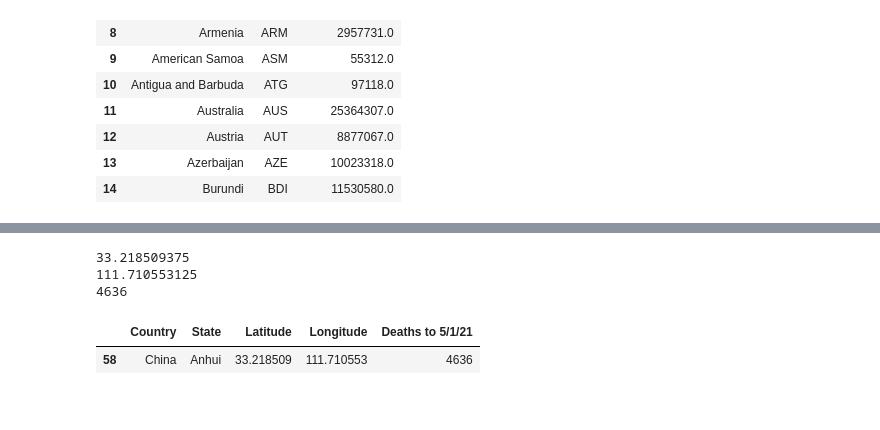
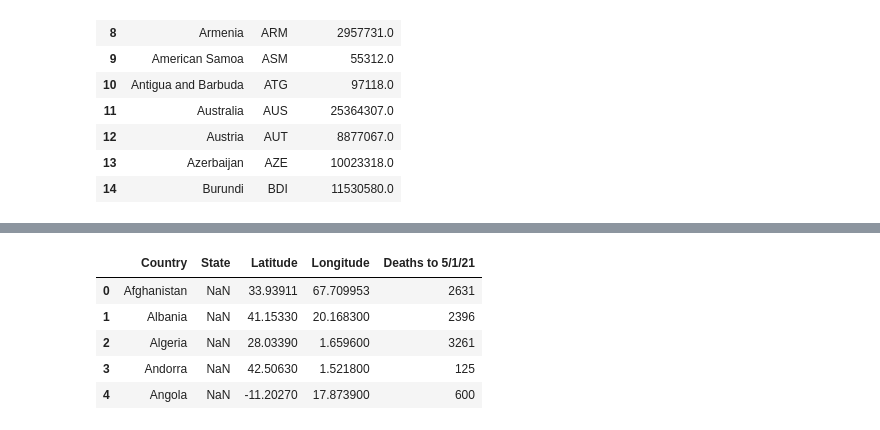
Before and after one commit to makbarish/Grp5_Project1_Covid19, a Jupyter notebook: Julio/gdp-pop_merge.ipynb, the cells around one changed output, grey strips where cells are left out. Cells and saved outputs as stored; diff of their text form; code cells hidden in the pictures.

Commit message:
more cleaning

```diff
--- a/Julio/gdp-pop_merge.ipynb
+++ b/Julio/gdp-pop_merge.ipynb
@@ -158,39 +160,93 @@ locs_clean_5121_df.loc[8,"Latitude"] = australia_lat
 locs_clean_5121_df.loc[8,"Longitude"] = australia_lon
 locs_clean_5121_df.loc[8,"Deaths to 5/1/21"] = australia_deaths
 #canada
 canada = locs_raw_5121_df.loc[locs_raw_5121_df["Country"] == "Canada"]
 canada_lat = canada["Latitude"].mean()
 #print(canada_lat)
 canada_lon = canada["Longitude"].mean()
 #print(canada_lon)
 canada_deaths = canada["Deaths to 5/1/21"].sum()
 #print(canada_deaths)
 locs_clean_5121_df.drop(locs_clean_5121_df.loc[40:54].index, inplace=True)
 locs_clean_5121_df.loc[39,"Latitude"] = canada_lat
 locs_clean_5121_df.loc[39,"Longitude"] = canada_lon
 locs_clean_5121_df.loc[39,"Deaths to 5/1/21"] = canada_deaths
 #china
 locs_raw_5121_df.loc[70,"Country"] = "Hong Kong"
 locs_clean_5121_df.loc[70,"Country"] = "Hong Kong"
 #
 china = locs_raw_5121_df.loc[locs_raw_5121_df["Country"] == "China"]
 china_lat = china["Latitude"].mean()
-print(china_lat)
+#print(china_lat)
 china_lon = china["Longitude"].mean()
-print(china_lon)
+#print(china_lon)
 china_deaths = china["Deaths to 5/1/21"].sum()
-print(china_deaths)
+#print(china_deaths)
 locs_clean_5121_df.drop(locs_clean_5121_df.loc[59:69].index, inplace=True)
 locs_clean_5121_df.drop(locs_clean_5121_df.loc[71:91].index, inplace=True)
 locs_clean_5121_df.loc[58,"Latitude"] = china_lat
 locs_clean_5121_df.loc[58,"Longitude"] = china_lon
 locs_clean_5121_df.loc[58,"Deaths to 5/1/21"] = china_deaths
-locs_clean_5121_df.loc[locs_clean_5121_df["Country"] == "China"]
+#Denmark
+locs_raw_5121_df.loc[103,"Country"] = "Greenland"
+locs_clean_5121_df.loc[103,"Country"] = "Greenland"
+locs_raw_5121_df.loc[104,"Deaths to 5/1/21"] = "2490"
+locs_clean_5121_df.loc[104,"Deaths to 5/1/21"] = "2490"
+locs_clean_5121_df.drop(locs_clean_5121_df.loc[102:102].index, inplace=True)
+#France
+locs_raw_5121_df.loc[120,"Country"] = "French Polynesia"
+locs_clean_5121_df.loc[120,"Country"] = "French Polynesia"
+locs_raw_5121_df.loc[128,"Country"] = "St. Martin (French part)"
+locs_clean_5121_df.loc[128,"Country"] = "St. Martin (French part)"
+france = locs_raw_5121_df.loc[locs_raw_5121_df["Country"] == "France"]
+france_deaths = france["Deaths to 5/1/21"].sum()
+#print(france_deaths)
+locs_clean_5121_df.drop(locs_clean_5121_df.loc[119:119].index, inplace=True)
+locs_clean_5121_df.drop(locs_clean_5121_df.loc[121:127].index, inplace=True)
+locs_clean_5121_df.drop(locs_clean_5121_df.loc[129:129].index, inplace=True)
+locs_clean_5121_df.loc[130,"Deaths to 5/1/21"] = france_deaths
+#Netherlands
+locs_raw_5121_df.loc[192,"Country"] = "Aruba"
+locs_clean_5121_df.loc[192,"Country"] = "Aruba"
+locs_raw_5121_df.loc[194,"Country"] = "Curacao"
+locs_clean_5121_df.loc[194,"Country"] = "Curacao"
+locs_raw_5121_df.loc[195,"Country"] = "Sint Maarten"
+locs_clean_5121_df.loc[195,"Country"] = "Sint Maarten"
+locs_raw_5121_df.loc[196,"Deaths to 5/1/21"] = 17185
+locs_clean_5121_df.loc[196,"Deaths to 5/1/21"] = 17185
+locs_clean_5121_df.drop(locs_clean_5121_df.loc[193:193].index, inplace=True)
+#United Kingdom
+locs_raw_5121_df.loc[255,"Country"] = "Bermuda"
+locs_clean_5121_df.loc[255,"Country"] = "Bermuda"
+locs_raw_5121_df.loc[257,"Country"] = "Cayman Islands"
+locs_clean_5121_df.loc[257,"Country"] = "Cayman Islands"
+locs_raw_5121_df.loc[260,"Country"] = "Gibraltar"
+locs_clean_5121_df.loc[260,"Country"] = "Gibraltar"
+locs_raw_5121_df.loc[261,"Country"] = "Isle of Man"
+locs_clean_5121_df.loc[261,"Country"] = "Isle of Man"
+locs_raw_5121_df.loc[264,"Country"] = "Turks and Caicos Islands"
+locs_clean_5121_df.loc[264,"Country"] = "Turks and Caicos Islands"
+locs_raw_5121_df.loc[263,"Country"] = "United Kingdom"
+locs_clean_5121_df.loc[263,"Country"] = "United Kingdom"
+
+uk = locs_raw_5121_df.loc[locs_raw_5121_df["Country"] == "United Kingdom"]
+uk_deaths = uk["Deaths to 5/1/21"].sum()
+#print(uk_deaths)
+locs_clean_5121_df.loc[265,"Deaths to 5/1/21"] = uk_deaths
+#
+locs_clean_5121_df.drop(locs_clean_5121_df.loc[254:254].index, inplace=True)
+locs_clean_5121_df.drop(locs_clean_5121_df.loc[256:256].index, inplace=True)
+locs_clean_5121_df.drop(locs_clean_5121_df.loc[258:259].index, inplace=True)
+locs_clean_5121_df.drop(locs_clean_5121_df.loc[262:263].index, inplace=True)
+#
+#locs_clean_5121_df.loc[locs_clean_5121_df["Country"] == "United Kingdom"]
 #locs_raw_5121_df.loc[locs_raw_5121_df["Country"] == "China"]
-#locs_raw_5121_df.loc[70]
+locs_clean_5121_a_df = locs_clean_5121_df.copy()
+locs_clean_5121_a_df.head()
 # %% [output]
-33.218509375
-111.710553125
-4636
 |  | Country | State | Latitude | Longitude | Deaths to 5/1/21 |
-| 58 | China | Anhui | 33.218509 | 111.710553 | 4636 |
+| 0 | Afghanistan | NaN | 33.93911 | 67.709953 | 2631 |
+| 1 | Albania | NaN | 41.15330 | 20.168300 | 2396 |
+| 2 | Algeria | NaN | 28.03390 | 1.659600 | 3261 |
+| 3 | Andorra | NaN | 42.50630 | 1.521800 | 125 |
+| 4 | Angola | NaN | -11.20270 | 17.873900 | 600 |
```
Also changed, not shown: parts of 5 cells of this notebook.
